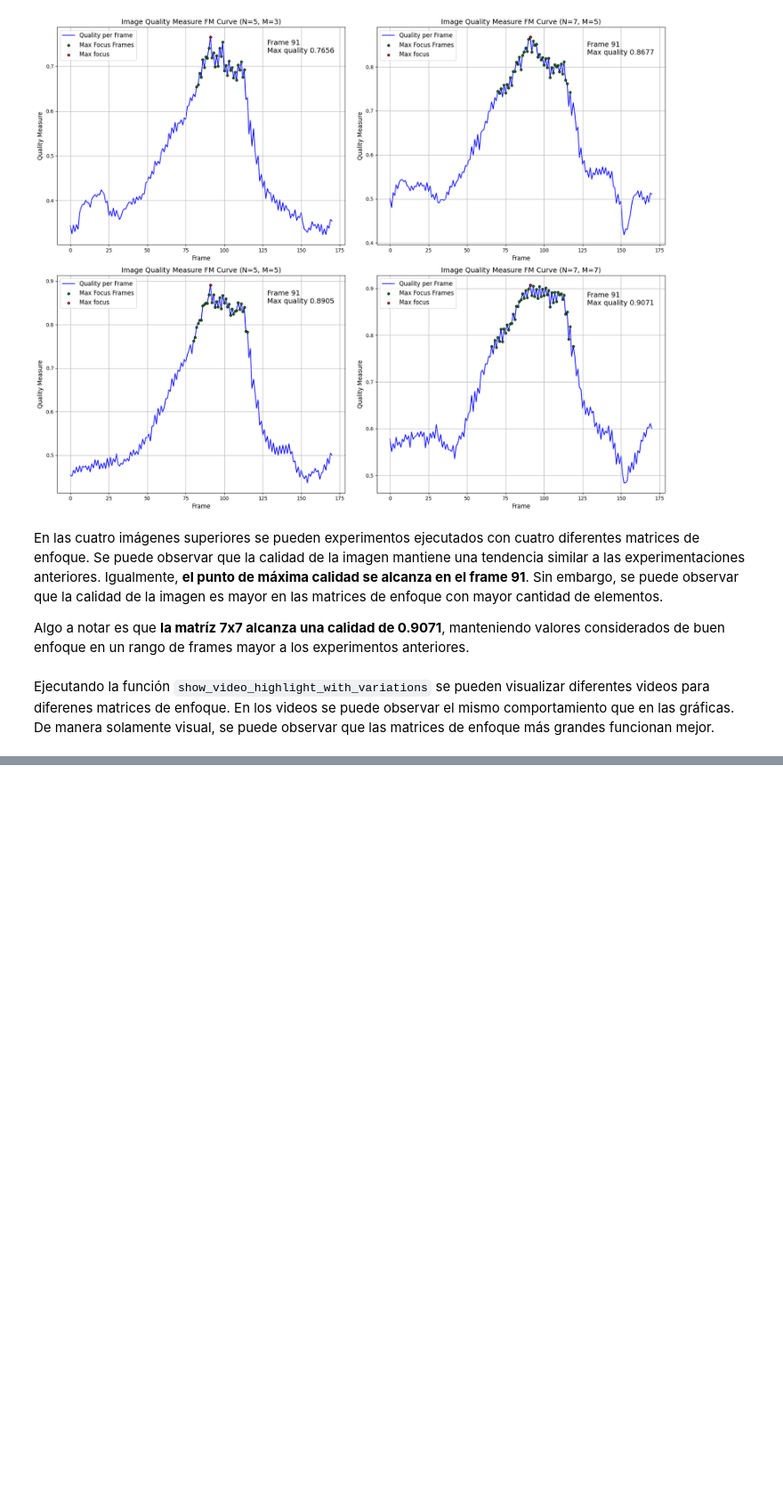
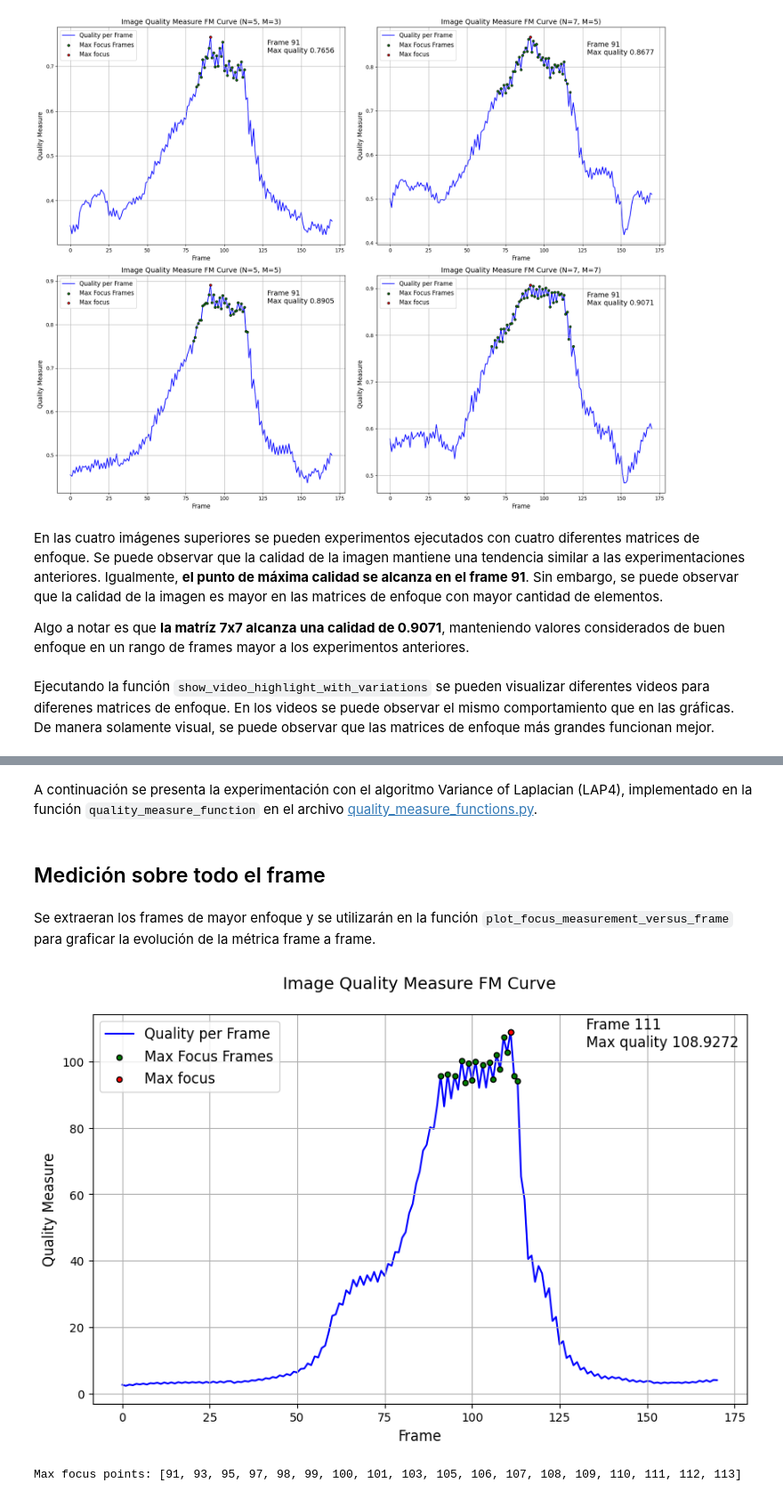
Before and after one commit to ChristianConchari/tp2_vpc1, a Jupyter notebook: solution_notebook.ipynb, the cells around one changed output, grey strips where cells are left out. Shown at 89% size. Saved outputs shown, nothing was run; the diff lists cells and outputs as text; code cells hidden in the pictures; blank space fills up the shorter version.

```diff
--- a/solution_notebook.ipynb
+++ b/solution_notebook.ipynb
@@ -460,0 +185,17 @@ plt.tight_layout()
+# %% [markdown]
+A continuación se presenta la experimentación con el algoritmo Variance of Laplacian (LAP4), implementado en la función `quality_measure_function` en el archivo [quality_measure_functions.py](src/quality_measure_functions.py).
+# %% [markdown]
+## Medición sobre todo el frame
+# %%
+quality_measurements_list, max_focus_points, max_focus_value = detect_max_focus_points(video_path=video_path, quality_measure_function=variance_of_laplacian)
+# %% [markdown]
+Se extraeran los frames de mayor enfoque y se utilizarán en la función `plot_focus_measurement_versus_frame` para graficar la evolución de la métrica frame a frame.
+# %%
+max_focus_frames = [value[0] for value in max_focus_points]
+plot_focus_measurement_versus_frame(quality_measurements_list, max_focus_frames, max_focus_value)
+# %% [output]
+[figure, added]
+# %%
+print('Max focus points:', max_focus_frames)
+# %% [output]
+Max focus points: [91, 93, 95, 97, 98, 99, 100, 101, 103, 105, 106, 107, 108, 109, 110, 111, 112, 113]
```
Also changed, not shown: parts of 51 cells of this notebook.
